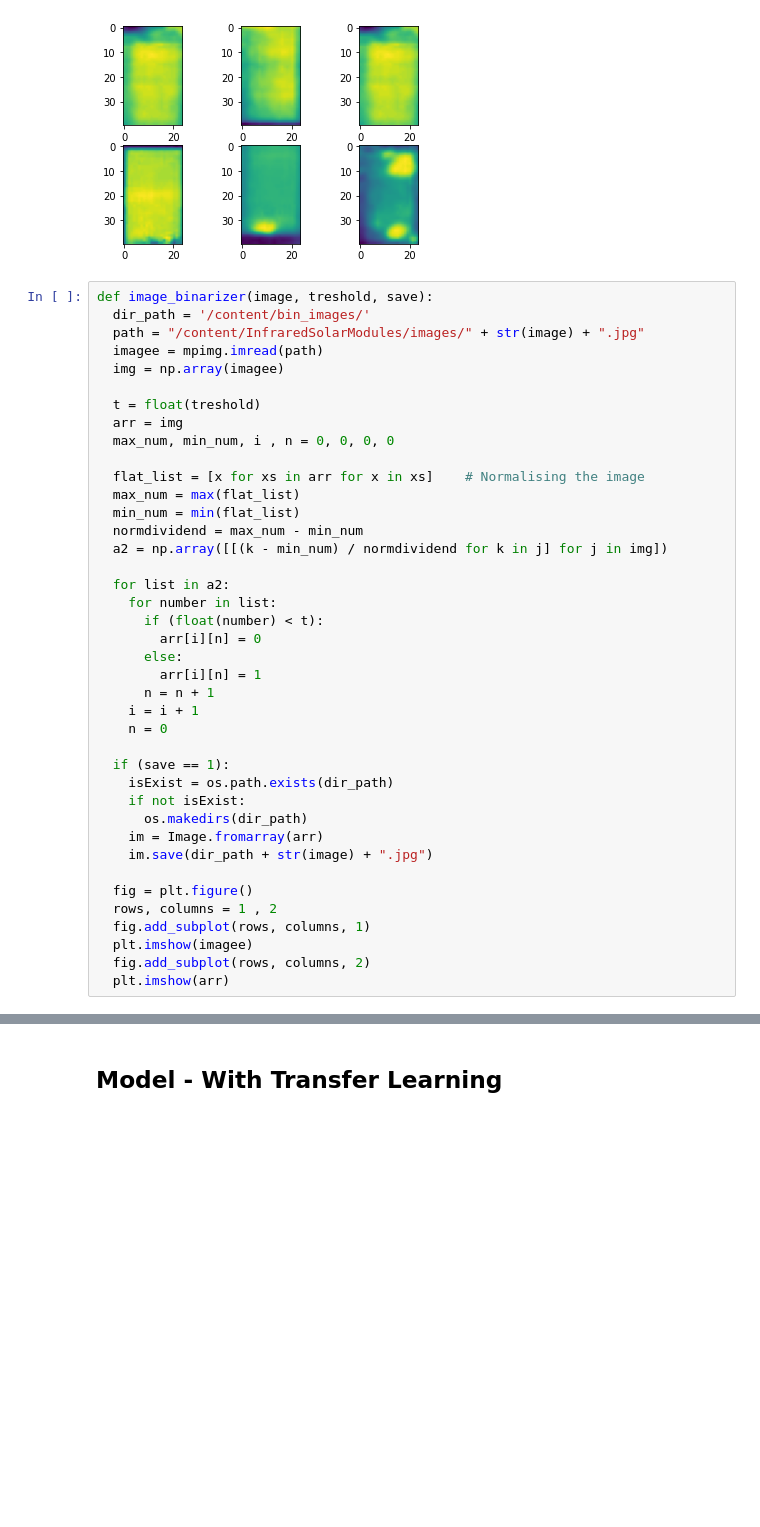
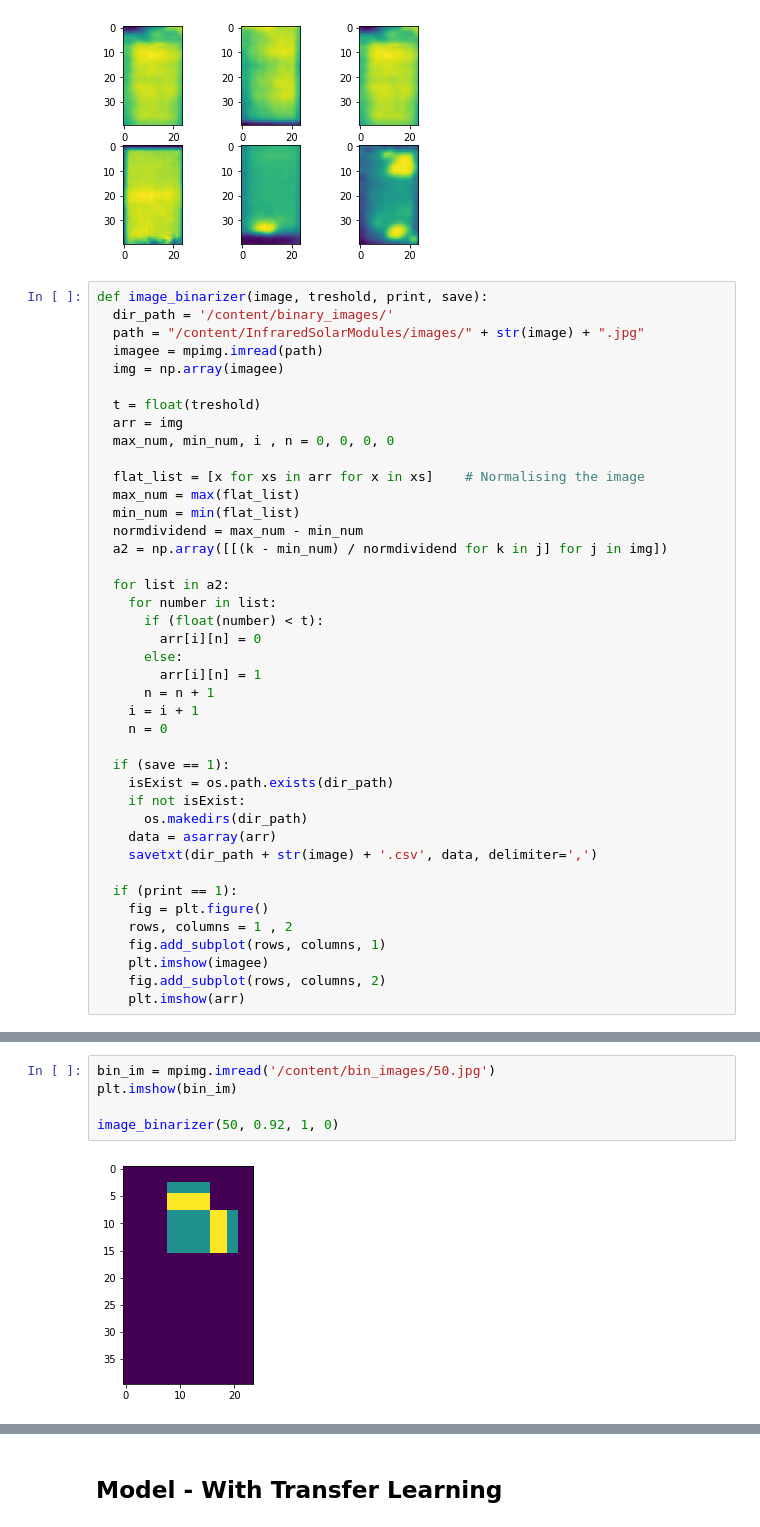
Before and after one commit to regiiis/dlv_group_project, a Jupyter notebook: dlv_1.ipynb, the cells around one changed output, grey strips where cells are left out. Cells and saved outputs as stored; diff of their text form; blank space fills up the shorter version.

```diff
--- a/dlv_1.ipynb
+++ b/dlv_1.ipynb
@@ -123,8 +125,8 @@ axarr[1,2].imshow(img4)
 <matplotlib.image.AxesImage at 0x...>
 [figure]
 # %%
-def image_binarizer(image, treshold, save):
-  dir_path = '/content/bin_images/'
+def image_binarizer(image, treshold, print, save):
+  dir_path = '/content/binary_images/'
   path = "/content/InfraredSolarModules/images/" + str(image) + ".jpg"
   imagee = mpimg.imread(path)
   img = np.array(imagee)
@@ -153,12 +155,13 @@ def image_binarizer(image, treshold, save):
     isExist = os.path.exists(dir_path)
     if not isExist:
       os.makedirs(dir_path)
-    im = Image.fromarray(arr)
-    im.save(dir_path + str(image) + ".jpg")
+    data = asarray(arr)
+    savetxt(dir_path + str(image) + '.csv', data, delimiter=',')
 
-  fig = plt.figure()
-  rows, columns = 1 , 2
-  fig.add_subplot(rows, columns, 1)
-  plt.imshow(imagee)
-  fig.add_subplot(rows, columns, 2)
-  plt.imshow(arr)
+  if (print == 1):
+    fig = plt.figure()
+    rows, columns = 1 , 2
+    fig.add_subplot(rows, columns, 1)
+    plt.imshow(imagee)
+    fig.add_subplot(rows, columns, 2)
+    plt.imshow(arr)
@@ -168,0 +173,7 @@ image_binarizer(2, 0.9, 1)
+# %%
+bin_im = mpimg.imread('/content/bin_images/50.jpg')
+plt.imshow(bin_im)
+
+image_binarizer(50, 0.92, 1, 0)
+# %% [output]
+[figure, added]
```
Also changed, not shown: parts of 4 cells of this notebook.
